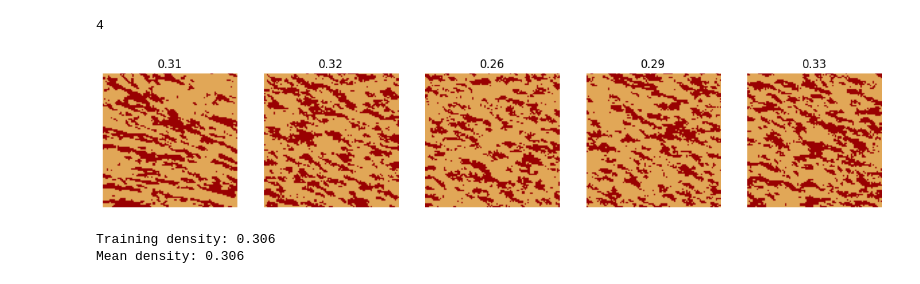
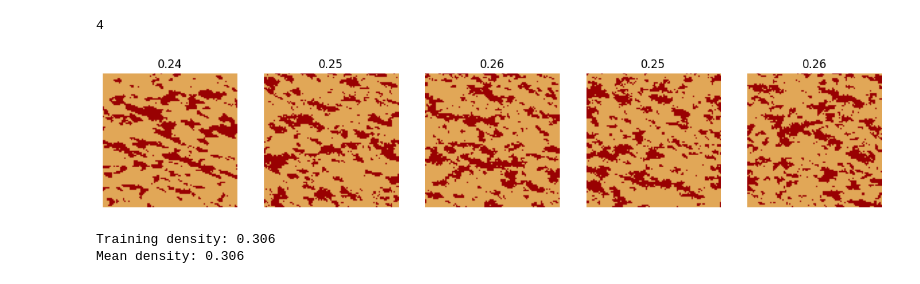
Before and after one commit to TiNezlobinsky/BiTis, a Jupyter notebook: examples/stats.ipynb, the cells around one changed output. Saved outputs shown, nothing was run; the diff lists cells and outputs as text; code cells hidden in the pictures.

```diff
--- a/examples/stats.ipynb
+++ b/examples/stats.ipynb
@@ -32,40 +32,40 @@ tex_cmap = mcolors.LinearSegmentedColormap.from_list(
                  (0.5, '#e2a858'),
                  (1, '#990102')])
 
-path = Path('/Users/arstanbek/Projects/BiTis/data')
+path = Path('/home/arstan/Projects/Fibrosis/BiTis/data/')
 
-j = 11
+j = 2
 tr_filename = f'or_tex_{j}.png'
-tr_image = ImageParser.read_png(path.joinpath('training', tr_filename))
+tr_image = ImageParser.read_png(path.joinpath('original_texs', tr_filename))
 tr_image = tr_image[0:100, 0:100]
 tr_image[tr_image == 0] = 1
 
 img = []
 dens = []
-inds = np.random.choice(np.arange(50), 4, replace=False)
+inds = np.random.choice(np.arange(15), 4, replace=False)
 
 for i in inds:
-    image = ImageParser.read_png(path.joinpath('simulated_100',
+    image = ImageParser.read_png(path.joinpath('simulated_2',
                                                f'gen_tex_{j}_{i}.png'))
     img.append(image)
     dens.append(np.mean(image == 2))
 
 print(len(img))
 
 fig, axs = plt.subplots(1, 5, figsize=(15, 6))
 for i, ax in enumerate(axs.flat):
     if i == 0:
         ax.imshow(tr_image, vmin=0, vmax=2, cmap=tex_cmap)
         ax.axis('off')
         ax.set_title(f'{np.mean(tr_image == 2):.2f}')
         continue
     ax.imshow(img[i - 1], vmin=0, vmax=2, cmap=tex_cmap)
     ax.axis('off')
     ax.set_title(f'{dens[i - 1]:.2f}')
 plt.show()
 # %% [output]
 4
-[figure, old version]
+[figure, new version]
 # %%
 from bitis.texture.texture import Texture
 from bitis.texture.properties import (
```
Also changed, not shown: parts of 1 cell of this notebook, 5 other files.
